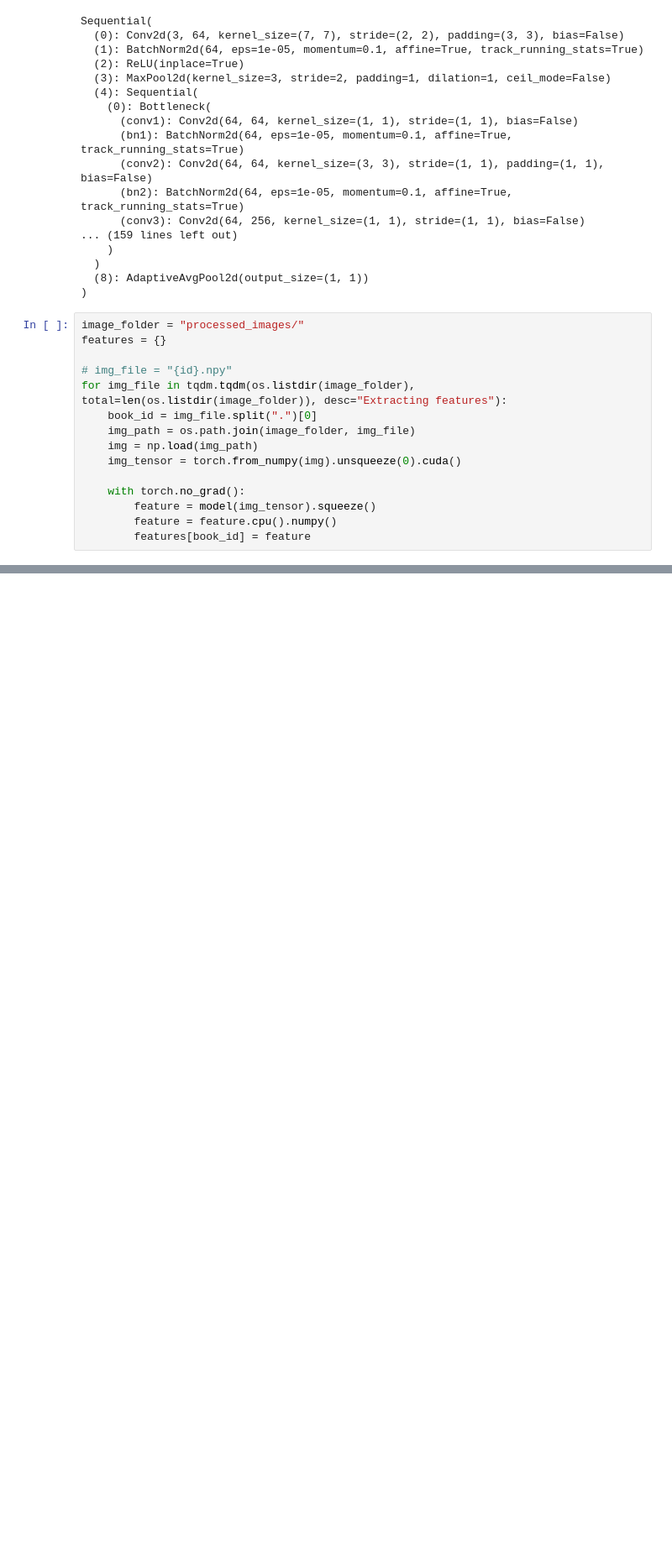
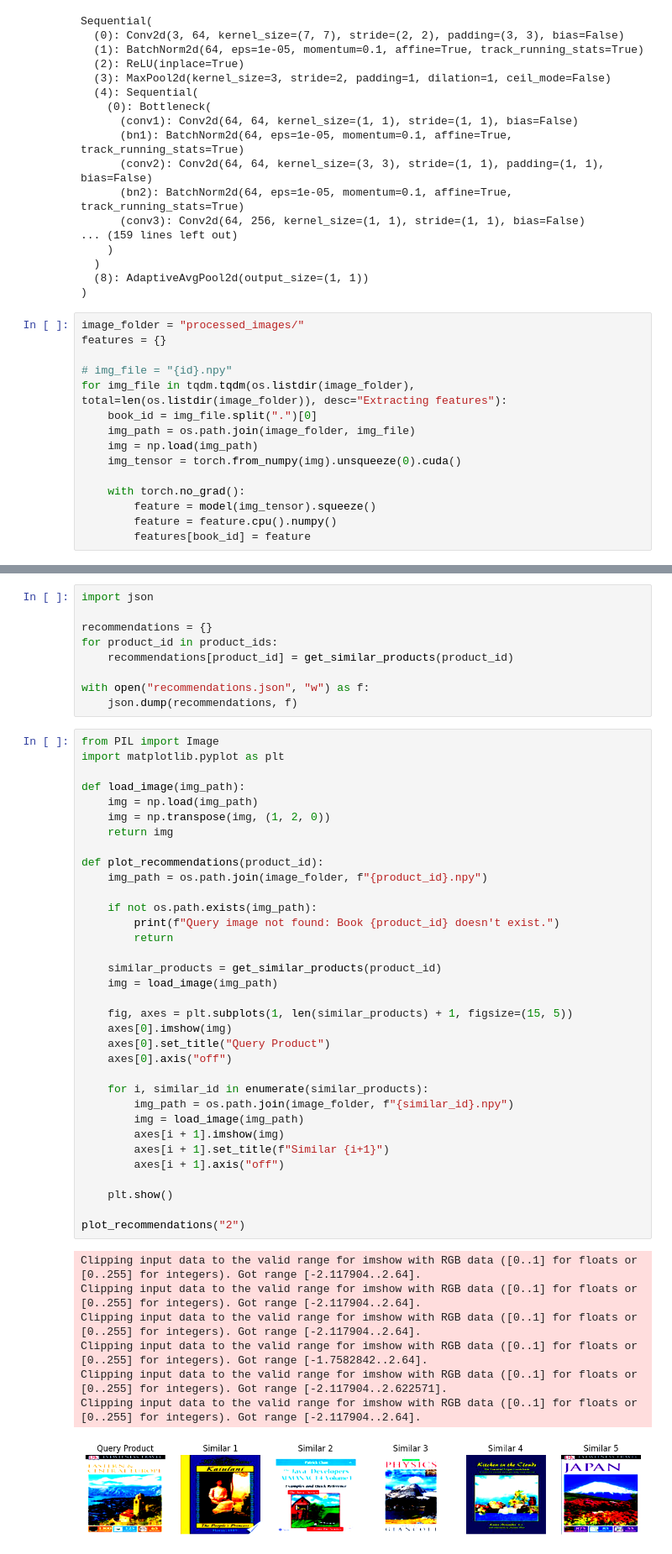
Before and after one commit to omei-ogami/2024-WINTER, a Jupyter notebook: CNN.ipynb, the cells around one changed output, grey strips where cells are left out. Shown: that part at 84% size. Cells and saved outputs as stored; diff of their text form; blank space fills up the shorter version.

Commit message:
Upload recommendations based on book covers

```diff
--- a/CNN.ipynb
+++ b/CNN.ipynb
@@ -48,0 +69,51 @@ with open("image_features.pkl", "wb") as f:
+# %%
+import json
+
+recommendations = {}
+for product_id in product_ids:
+    recommendations[product_id] = get_similar_products(product_id)
+
+with open("recommendations.json", "w") as f:
+    json.dump(recommendations, f)
+# %%
+from PIL import Image
+import matplotlib.pyplot as plt
+
+def load_image(img_path):
+	img = np.load(img_path)
+	img = np.transpose(img, (1, 2, 0))
+	return img
+
+def plot_recommendations(product_id):
+	img_path = os.path.join(image_folder, f"{product_id}.npy")
+
+	if not os.path.exists(img_path):
+		print(f"Query image not found: Book {product_id} doesn't exist.")
+		return
+
+	similar_products = get_similar_products(product_id)
+	img = load_image(img_path)
+
+	fig, axes = plt.subplots(1, len(similar_products) + 1, figsize=(15, 5))
+	axes[0].imshow(img)
+	axes[0].set_title("Query Product")
+	axes[0].axis("off")
+
+	for i, similar_id in enumerate(similar_products):
+		img_path = os.path.join(image_folder, f"{similar_id}.npy")
+		img = load_image(img_path)
+		axes[i + 1].imshow(img)
+		axes[i + 1].set_title(f"Similar {i+1}")
+		axes[i + 1].axis("off")
+
+	plt.show()
+
+plot_recommendations("2")
+# %% [output]
+Clipping input data to the valid range for imshow with RGB data ([0..1] for floats or [0..255] for integers). Got range [-2.117904..2.64].
+Clipping input data to the valid range for imshow with RGB data ([0..1] for floats or [0..255] for integers). Got range [-2.117904..2.64].
+Clipping input data to the valid range for imshow with RGB data ([0..1] for floats or [0..255] for integers). Got range [-2.117904..2.64].
+Clipping input data to the valid range for imshow with RGB data ([0..1] for floats or [0..255] for integers). Got range [-1.7582842..2.64].
+Clipping input data to the valid range for imshow with RGB data ([0..1] for floats or [0..255] for integers). Got range [-2.117904..2.622571].
+Clipping input data to the valid range for imshow with RGB data ([0..1] for floats or [0..255] for integers). Got range [-2.117904..2.64].
+[figure, added]
```
Also changed, not shown: parts of 3 cells of this notebook, 2 other files.
